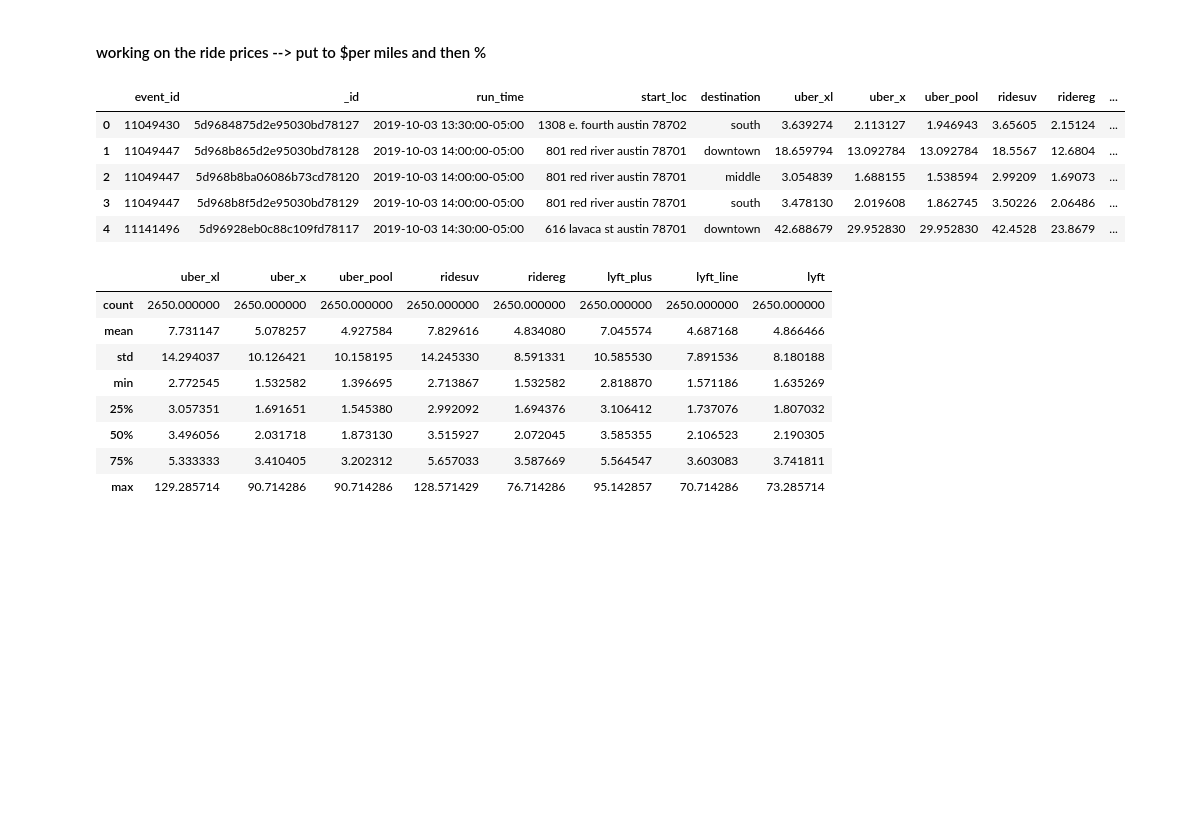
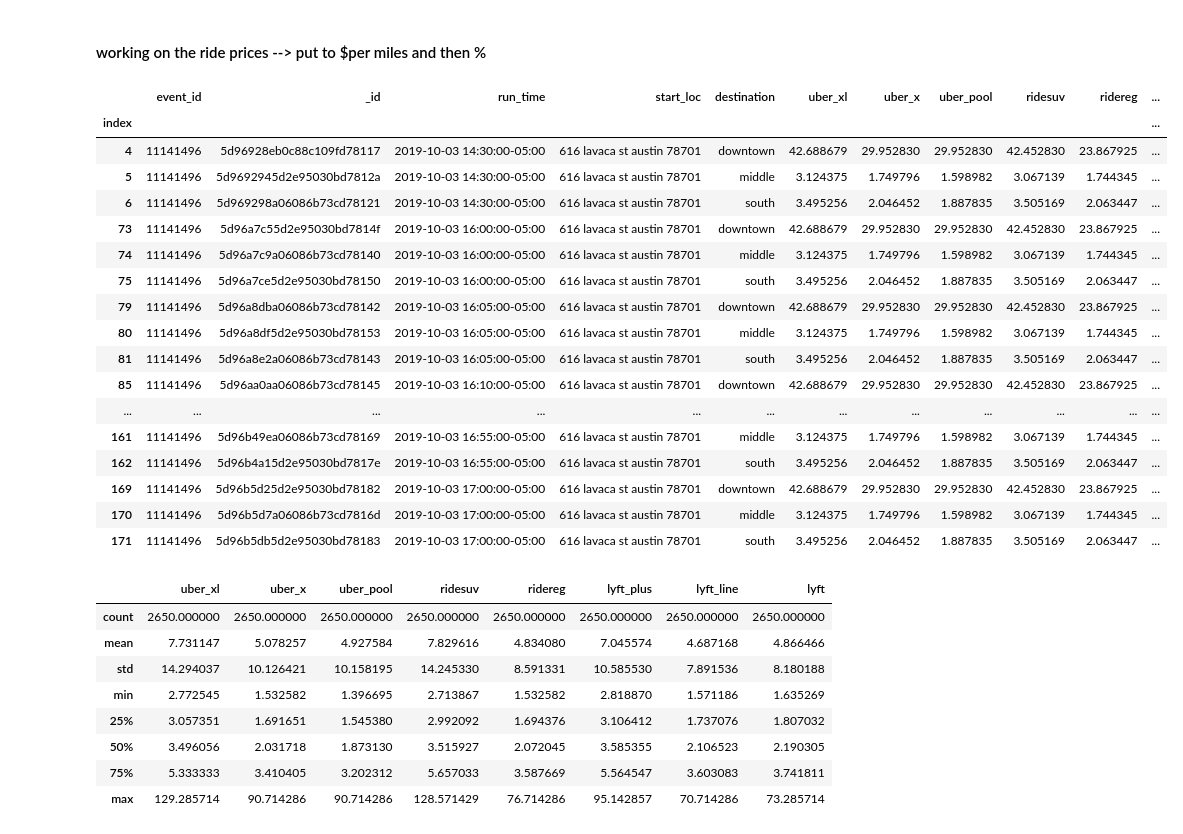
Before and after one commit to rt0161/Ridesharing_data_manipulate, a Jupyter notebook: RideshareDataEval.ipynb, the cells around one changed output. Cells and saved outputs as stored; diff of their text form; code cells hidden in the pictures; blank space fills up the shorter version.

```diff
--- a/RideshareDataEval.ipynb
+++ b/RideshareDataEval.ipynb
@@ -229,6 +229,10 @@ rs_data.head()
 # %%
 # dump a version of the df now before tweeking the prices
 write('rideshare101719_v2.parq', rs_data)
+# %%
+# reload
+pf=ParquetFile('rideshare101719_v2.parq')
+rs_data=pf.to_pandas()
 # %%
 # get event duration column from mongo events collection
 q0=db.events.count_documents({})
@@ -288,15 +292,27 @@ percentage: 84.03614457831326 %
 ridecols = rs_data.columns.values[5:13]
 for coln in ridecols:
     rs_data[coln]=rs_data[coln]/rs_data['mileage']
-# %%
-rs_data.head()
-# %% [output]
-|  | event_id | _id | run_time | start_loc | destination | uber_xl | uber_x | uber_pool | ridesuv | ridereg | ... |
-| 0 | 11049430 | 5d9684875d2e95030bd78127 | 2019-10-03 13:30:00-05:00 | 1308 e. fourth austin 78702 | south | 3.639274 | 2.113127 | 1.946943 | 3.65605 | 2.15124 | ... |
-| 1 | 11049447 | 5d968b865d2e95030bd78128 | 2019-10-03 14:00:00-05:00 | 801 red river austin 78701 | downtown | 18.659794 | 13.092784 | 13.092784 | 18.5567 | 12.6804 | ... |
-| 2 | 11049447 | 5d968b8ba06086b73cd78120 | 2019-10-03 14:00:00-05:00 | 801 red river austin 78701 | middle | 3.054839 | 1.688155 | 1.538594 | 2.99209 | 1.69073 | ... |
-| 3 | 11049447 | 5d968b8f5d2e95030bd78129 | 2019-10-03 14:00:00-05:00 | 801 red river austin 78701 | south | 3.478130 | 2.019608 | 1.862745 | 3.50226 | 2.06486 | ... |
-| 4 | 11141496 | 5d96928eb0c88c109fd78117 | 2019-10-03 14:30:00-05:00 | 616 lavaca st austin 78701 | downtown | 42.688679 | 29.952830 | 29.952830 | 42.4528 | 23.8679 | ... |
+# %%
+rs_data.loc[rs_data['event_id']==11141496]
+# %% [output]
+|  | event_id | _id | run_time | start_loc | destination | uber_xl | uber_x | uber_pool | ridesuv | ridereg | ... |
+| index |  |  |  |  |  |  |  |  |  |  | ... |
+| 4 | 11141496 | 5d96928eb0c88c109fd78117 | 2019-10-03 14:30:00-05:00 | 616 lavaca st austin 78701 | downtown | 42.688679 | 29.952830 | 29.952830 | 42.452830 | 23.867925 | ... |
+| 5 | 11141496 | 5d9692945d2e95030bd7812a | 2019-10-03 14:30:00-05:00 | 616 lavaca st austin 78701 | middle | 3.124375 | 1.749796 | 1.598982 | 3.067139 | 1.744345 | ... |
+| 6 | 11141496 | 5d969298a06086b73cd78121 | 2019-10-03 14:30:00-05:00 | 616 lavaca st austin 78701 | south | 3.495256 | 2.046452 | 1.887835 | 3.505169 | 2.063447 | ... |
+| 73 | 11141496 | 5d96a7c55d2e95030bd7814f | 2019-10-03 16:00:00-05:00 | 616 lavaca st austin 78701 | downtown | 42.688679 | 29.952830 | 29.952830 | 42.452830 | 23.867925 | ... |
+| 74 | 11141496 | 5d96a7c9a06086b73cd78140 | 2019-10-03 16:00:00-05:00 | 616 lavaca st austin 78701 | middle | 3.124375 | 1.749796 | 1.598982 | 3.067139 | 1.744345 | ... |
+| 75 | 11141496 | 5d96a7ce5d2e95030bd78150 | 2019-10-03 16:00:00-05:00 | 616 lavaca st austin 78701 | south | 3.495256 | 2.046452 | 1.887835 | 3.505169 | 2.063447 | ... |
+| 79 | 11141496 | 5d96a8dba06086b73cd78142 | 2019-10-03 16:05:00-05:00 | 616 lavaca st austin 78701 | downtown | 42.688679 | 29.952830 | 29.952830 | 42.452830 | 23.867925 | ... |
+| 80 | 11141496 | 5d96a8df5d2e95030bd78153 | 2019-10-03 16:05:00-05:00 | 616 lavaca st austin 78701 | middle | 3.124375 | 1.749796 | 1.598982 | 3.067139 | 1.744345 | ... |
+| 81 | 11141496 | 5d96a8e2a06086b73cd78143 | 2019-10-03 16:05:00-05:00 | 616 lavaca st austin 78701 | south | 3.495256 | 2.046452 | 1.887835 | 3.505169 | 2.063447 | ... |
+| 85 | 11141496 | 5d96aa0aa06086b73cd78145 | 2019-10-03 16:10:00-05:00 | 616 lavaca st austin 78701 | downtown | 42.688679 | 29.952830 | 29.952830 | 42.452830 | 23.867925 | ... |
+| ... | ... | ... | ... | ... | ... | ... | ... | ... | ... | ... | ... |
+| 161 | 11141496 | 5d96b49ea06086b73cd78169 | 2019-10-03 16:55:00-05:00 | 616 lavaca st austin 78701 | middle | 3.124375 | 1.749796 | 1.598982 | 3.067139 | 1.744345 | ... |
+| 162 | 11141496 | 5d96b4a15d2e95030bd7817e | 2019-10-03 16:55:00-05:00 | 616 lavaca st austin 78701 | south | 3.495256 | 2.046452 | 1.887835 | 3.505169 | 2.063447 | ... |
+| 169 | 11141496 | 5d96b5d25d2e95030bd78182 | 2019-10-03 17:00:00-05:00 | 616 lavaca st austin 78701 | downtown | 42.688679 | 29.952830 | 29.952830 | 42.452830 | 23.867925 | ... |
+| 170 | 11141496 | 5d96b5d7a06086b73cd7816d | 2019-10-03 17:00:00-05:00 | 616 lavaca st austin 78701 | middle | 3.124375 | 1.749796 | 1.598982 | 3.067139 | 1.744345 | ... |
+| 171 | 11141496 | 5d96b5db5d2e95030bd78183 | 2019-10-03 17:00:00-05:00 | 616 lavaca st austin 78701 | south | 3.495256 | 2.046452 | 1.887835 | 3.505169 | 2.063447 | ... |
 # %%
 rs_dataf=rs_data.dropna()
 rs_dataf=rs_dataf.astype({'ridesuv':'float64','ridereg':'float64','lyft_line':'float64'})
```
Also changed, not shown: parts of 10 cells of this notebook.
